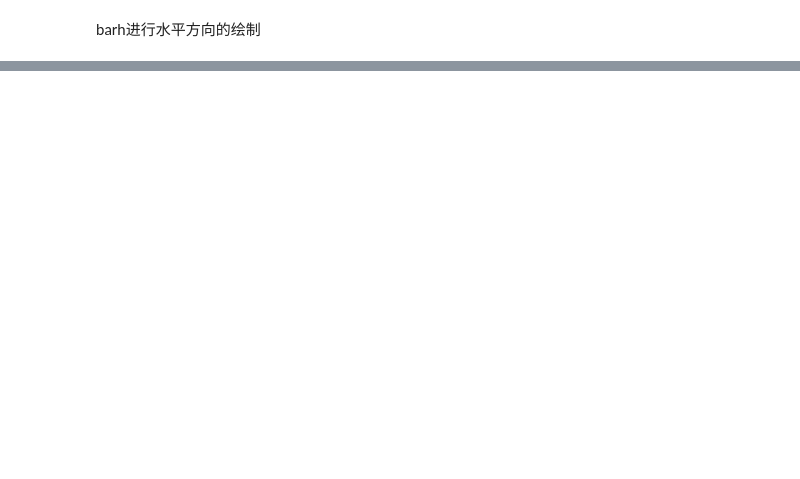
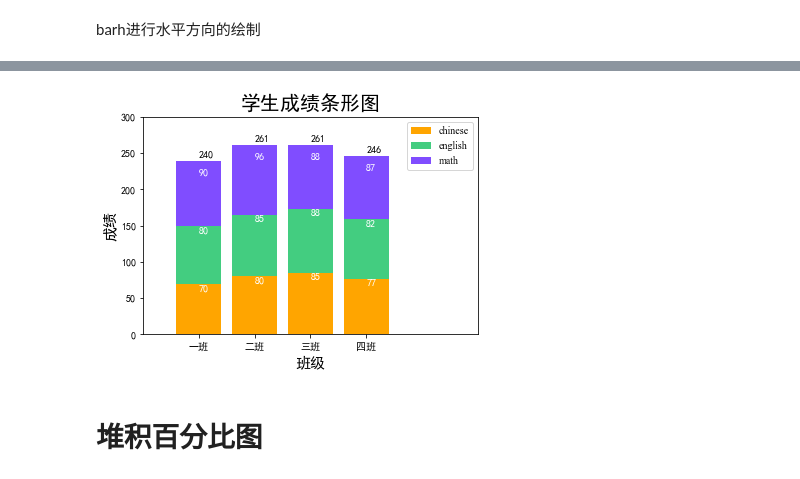
Before and after one commit to btrainee/Python, a Jupyter notebook: matplotlib/05.柱状图.ipynb, the cells around one changed output, grey strips where cells are left out. Drawn from its saved outputs; the diff is of its cells as text; code cells hidden in the pictures; blank space fills up the shorter version.

```diff
--- a/matplotlib/05.柱状图.ipynb
+++ b/matplotlib/05.柱状图.ipynb
@@ -58,0 +97,24 @@ plt.show()
+# %%
+import pandas as pd
+data = pd.DataFrame({'chinese':[70,80,85,77],'english':[80,85,88,82],'math':[90,96,88,87]},index=['一班','二班','三班','四班'])
+plt.bar(x = data.index.values, height = data['chinese'], color = 'orange', label = 'chinese', tick_label = data.index.to_list())
+plt.bar(x = data.index.values, height = data['english'], bottom = data['chinese'], color = '#43cd80', label = 'english', tick_label = data.index.to_list())
+plt.bar(x = data.index.values, height = data['math'], bottom = data['chinese'] + data['english'], color = '#804dff', label = 'math', tick_label = data.index.to_list())
+plt.legend(loc='upper right', fontsize=10, prop='Times New Roman')#图例
+# plt.grid(axis='y',color='gray',linestyle='--',linewidth=1)
+plt.rcParams['font.sans-serif']=['SimHei']
+plt.rcParams['axes.unicode_minus']=False
+plt.xlabel('班级', fontsize=15)  #横坐标
+plt.ylabel('成绩', fontsize=15)  #纵坐标
+plt.ylim([0,300])
+plt.xlim([-1,5])
+plt.title("学生成绩条形图", fontsize=20) #标题
+for i in range(0,len(data.index.values)):
+    plt.text(i,ch[i]-10,ch[i],color='white')
+    plt.text(i,ch[i]+english[i]-10,english[i],color='white')
+    plt.text(i,ch[i]+english[i]+math[i]-20,math[i],color='white')
+    plt.text(i,ch[i]+english[i]+math[i]+5,ch[i]+english[i]+math[i],color='black')
+# %% [output]
+[figure, added]
+# %% [markdown]
+# 堆积百分比图
```
Also changed, not shown: parts of 12 cells of this notebook, 13 other files.
